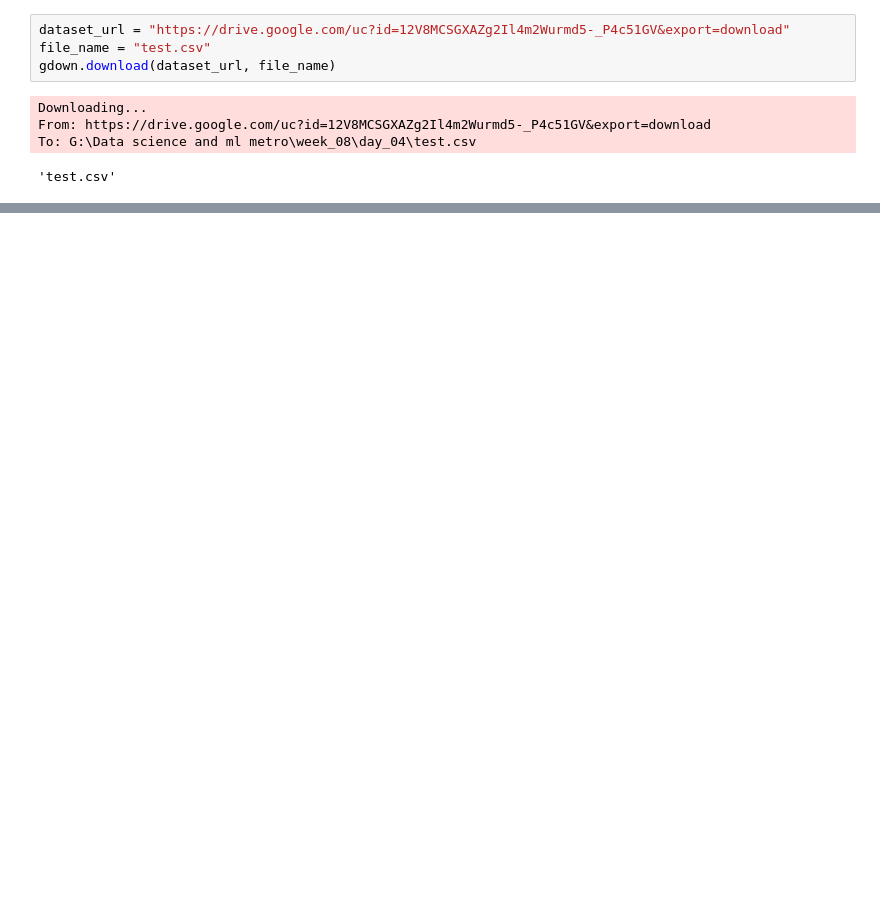
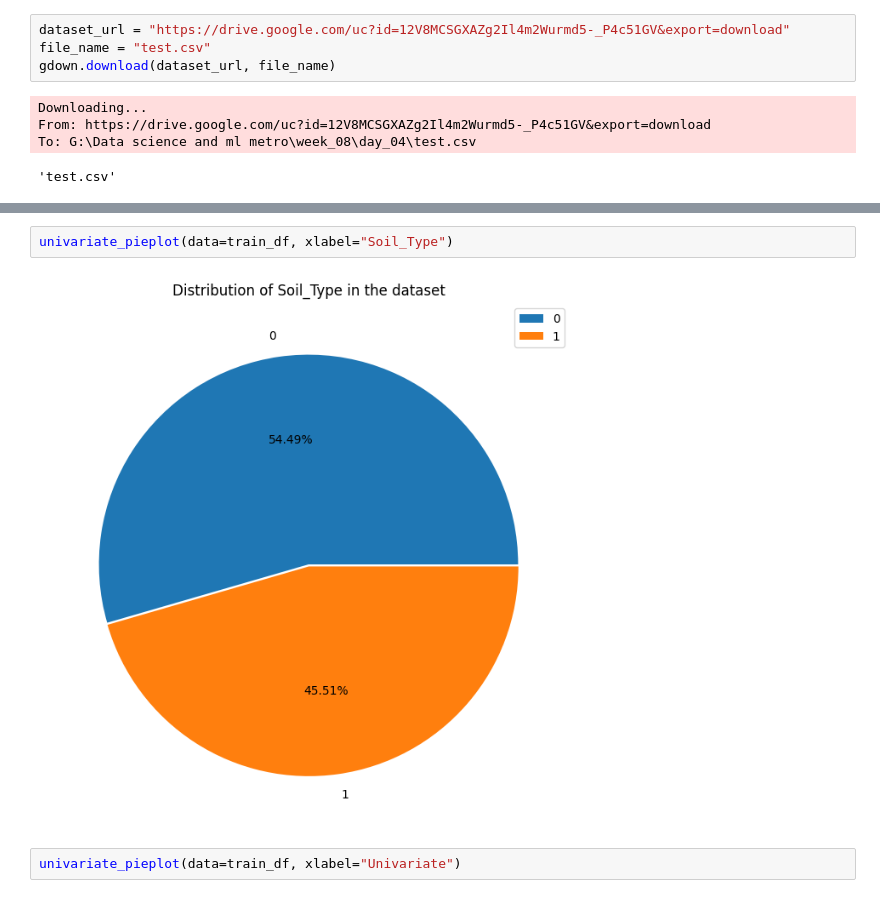
Before and after one commit to rajendra195/data_science_ML_Metro, a Jupyter notebook: week_08/day_04/crop_damage_prediction_logistic_regression.ipynb, the cells around one changed output, grey strips where cells are left out. Cells and saved outputs as stored; diff of their text form; blank space fills up the shorter version.

```diff
--- a/week_08/day_04/crop_damage_prediction_logistic_regression.ipynb
+++ b/week_08/day_04/crop_damage_prediction_logistic_regression.ipynb
@@ -88,0 +169,6 @@ Name: count, dtype: int64
+# %%
+univariate_pieplot(data=train_df, xlabel="Soil_Type")
+# %% [output]
+[figure, added]
+# %%
+univariate_pieplot(data=train_df, xlabel="Univariate")
```
Also changed, not shown: parts of 31 cells of this notebook.
